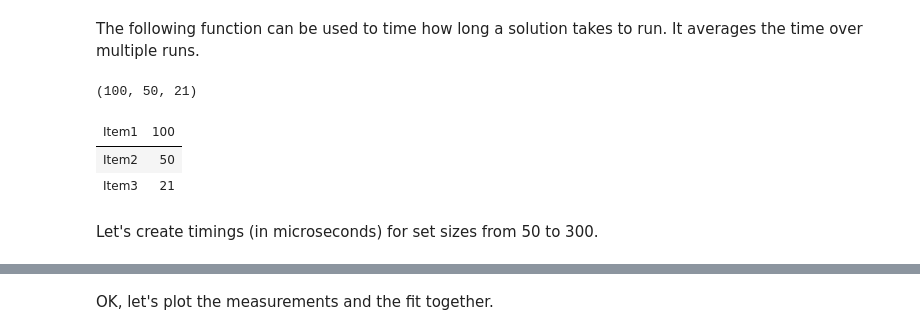
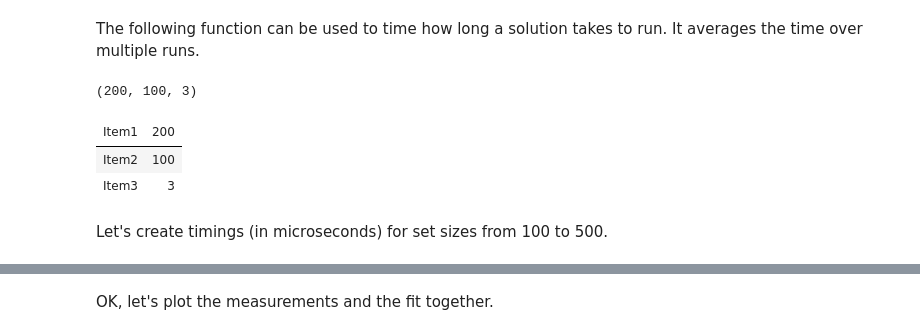
Before and after one commit to abcoates/smallest-free-number, a Jupyter notebook: smallest-free-number-fsharp.ipynb, the cells around one changed output, grey strips where cells are left out. Drawn from its saved outputs; the diff is of its cells as text; code cells hidden in the pictures.

```diff
--- a/smallest-free-number-fsharp.ipynb
+++ b/smallest-free-number-fsharp.ipynb
@@ -141,12 +196,12 @@ let timeSolution (maximum: int) (length: int) (solution: int Set -> int): int*in
     )
     (maximum, length, timings |> Seq.map float |> Seq.average |> round |> int)
 # %%
-timeSolution 100 50 solution1
+timeSolution 200 100 solution1
 # %% [output]
-(100, 50, 21)
+(200, 100, 3)
-| Item1 | 100 |
-| Item2 | 50 |
-| Item3 | 21 |
+| Item1 | 200 |
+| Item2 | 100 |
+| Item3 | 3 |
 # %% [markdown]
-Let's create timings (in microseconds) for set sizes from 50 to 300.
+Let's create timings (in microseconds) for set sizes from 100 to 500.
 # %%
```
Also changed, not shown: parts of 42 cells of this notebook, 1 other file.
